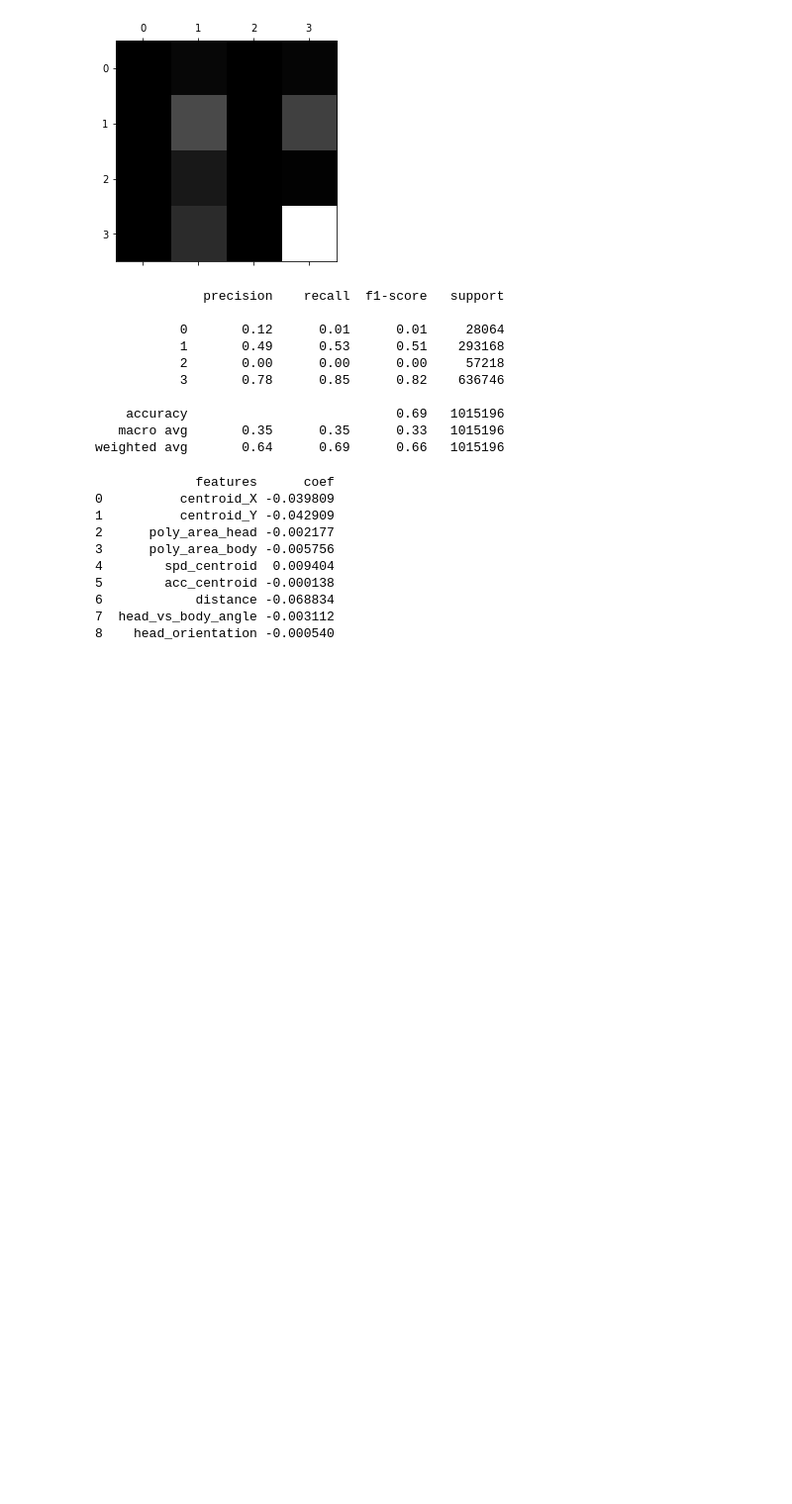
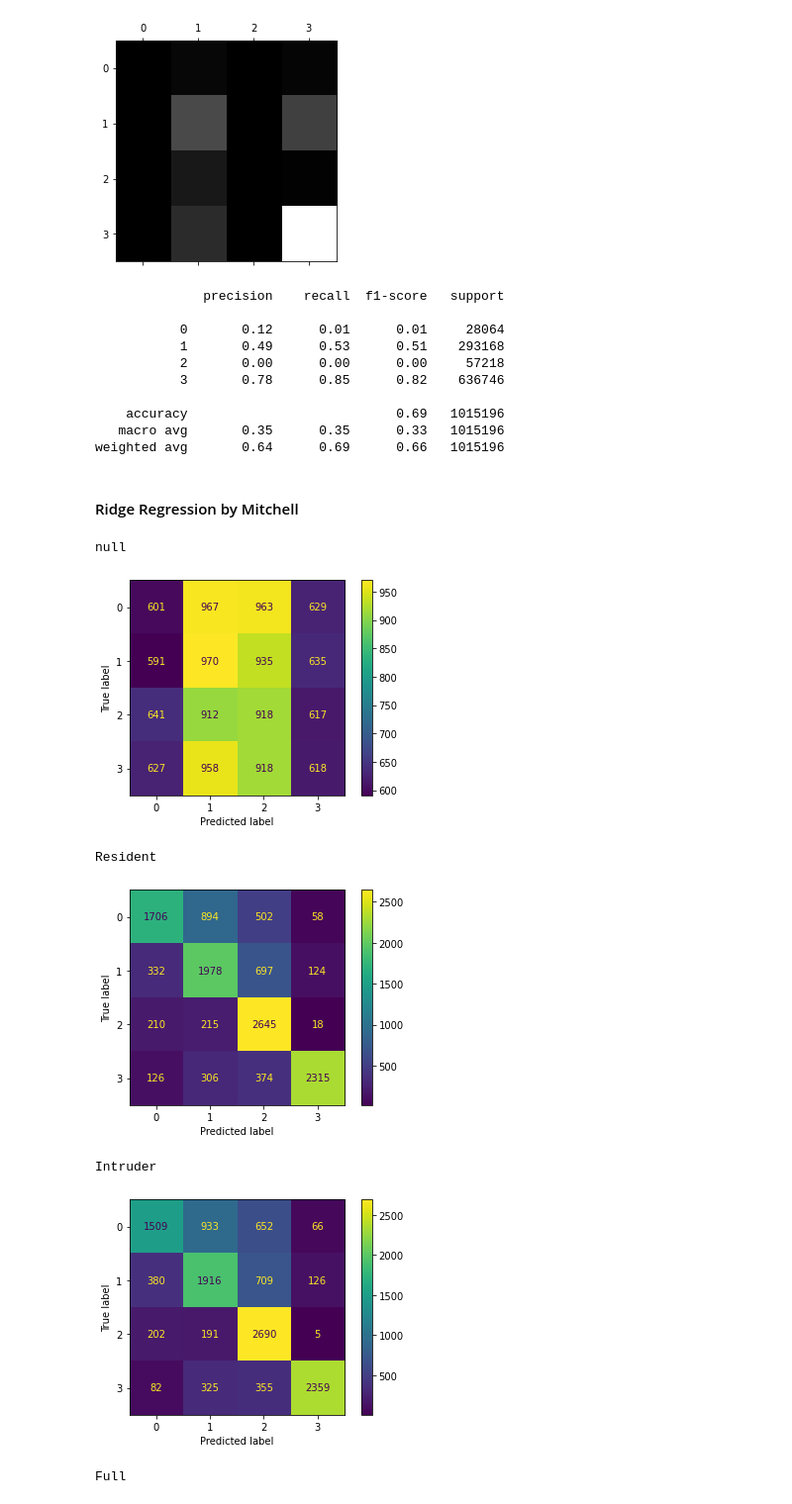
Before and after one commit to ffvoigt/neuromatch-compneuro-2022-project, a Jupyter notebook: Classification_NM2022_Sfenj1.ipynb, the cells around one changed output. Shown: that part at 99% size. Saved outputs shown, nothing was run; the diff lists cells and outputs as text; code cells hidden in the pictures; blank space fills up the shorter version.

```diff
--- a/Classification_NM2022_Sfenj1.ipynb
+++ b/Classification_NM2022_Sfenj1.ipynb
@@ -155,20 +150,6 @@ print(class_report)
     accuracy                           0.69   1015196
    macro avg       0.35      0.35      0.33   1015196
 weighted avg       0.64      0.69      0.66   1015196
-# %%
-#Get coefficients for each term
-#Do more research on how to interprett coefs in multinomial model
-model_coefs = pd.DataFrame(zip(x.columns, np.transpose(model.coef_.tolist()[0])), columns=['features', 'coef'])
-print(model_coefs)
-# %% [output]
-             features      coef
-0          centroid_X -0.039809
-1          centroid_Y -0.042909
-2      poly_area_head -0.002177
-3      poly_area_body -0.005756
-4        spd_centroid  0.009404
-5        acc_centroid -0.000138
-6            distance -0.068834
-7  head_vs_body_angle -0.003112
-8    head_orientation -0.000540
+# %% [markdown]
+#### Ridge Regression by Mitchell
 # %%
@@ -191,11 +170,6 @@ intrude_only = pd.concat((intrude_df, res_shuffled.drop('annotations', axis = 1)
 combined_df = pd.concat((res_df,intrude_df.drop('annotations', axis = 1)), axis = 1).groupby('annotations').apply(lambda x: x.sample(12500, random_state=42)).reset_index(drop=True)
 null_df = pd.concat((res_shuffled,intrude_shuffled.drop('annotations', axis = 1)), axis = 1).groupby('annotations').apply(lambda x: x.sample(12500, random_state=42)).reset_index(drop=True)
 # %%
-from sklearn import linear_model
-from sklearn.model_selection import cross_val_score
-from sklearn.metrics import plot_confusion_matrix
-from sklearn.model_selection import train_test_split
-
 def ridge_classifier_cv(X,Y):
   """
   Instantiates sklearn's ridge regression classifier with cross validation for alpha
@@ -210,7 +184,7 @@ def ridge_classifier_cv(X,Y):
     behavior annotations N frames long
 
   """
-  reg = linear_model.RidgeClassifier(alpha = 100, random_state = 42)
+  reg = RidgeClassifier(alpha = 100, random_state = 42)
   scores = cross_val_score(reg, X, Y, cv=5)
   X_train, X_test, y_train, y_test = train_test_split(X, Y, random_state=0)
   reg.fit(X_train, y_train)
@@ -220,20 +194,28 @@ def ridge_classifier_cv(X,Y):
 # %%
 features = ['mouse_id','centroid_X',
        'centroid_Y', 'centroid_head_X', 'centroid_head_Y', 'centroid_body_X',
        'centroid_body_Y', 'head_vs_body_angle', 'head_orientation',
        'spd_head_centroid', 'spd_body_centroid', 'spd_centroid',
        'acc_head_centroid', 'acc_body_centroid', 'acc_centroid', 'distance',
        'poly_area_head', 'poly_area_body']
-drop_feats = ['Unnamed: 0', 'frame_num', 'session_num', 'distance','annotations',
+drop_feats = ['frame_num', 'session_num', 'distance','annotations',
        'nose_X', 'nose_Y', 'left_ear_X', 'left_ear_Y', 'neck_X', 'neck_Y',
        'right_ear_X', 'right_ear_Y', 'left_hip_X', 'left_hip_Y', 'right_hip_X',
        'right_hip_Y', 'tailbase_X', 'tailbase_Y', 'centroid_X', 'centroid_Y',
        'centroid_head_X', 'centroid_head_Y', 'centroid_body_X',
        'centroid_body_Y']
 scores = []
 model_names = ['null', 'Resident', 'Intruder', 'Full']
 for idx, df in enumerate([null_df, res_only, intrude_only, combined_df]):
   X = df.drop(drop_feats, axis = 1)
   Y = df['annotations']
   print(model_names[idx])
   scores.append(np.mean(ridge_classifier_cv(X,Y)))
+# %% [output]
+null
+[figure, added]
+Resident
+[figure, added]
+Intruder
+[figure, added]
+Full
```
Also changed, not shown: parts of 8 cells of this notebook.
